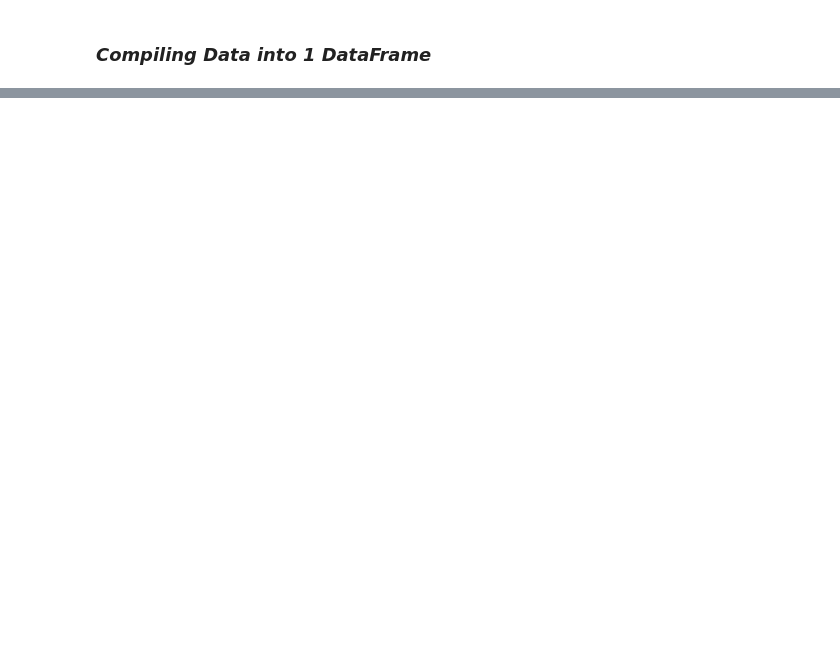
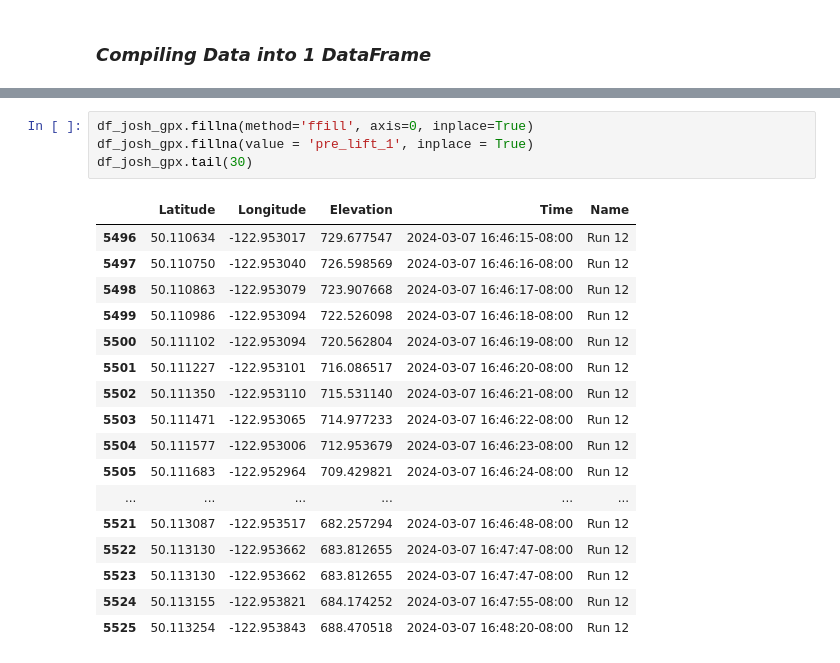
Before and after one commit to joshwinnes11/Project2, a Jupyter notebook: Project2(Josh).ipynb, the cells around one changed output, grey strips where cells are left out. Drawn from its saved outputs; the diff is of its cells as text; blank space fills up the shorter version.

```diff
--- a/Project2(Josh).ipynb
+++ b/Project2(Josh).ipynb
@@ -98,0 +192,22 @@ df_josh_kmz
+# %%
+df_josh_gpx.fillna(method='ffill', axis=0, inplace=True)
+df_josh_gpx.fillna(value = 'pre_lift_1', inplace = True)
+df_josh_gpx.tail(30)
+# %% [output]
+|  | Latitude | Longitude | Elevation | Time | Name |
+| 5496 | 50.110634 | -122.953017 | 729.677547 | 2024-03-07 16:46:15-08:00 | Run 12 |
+| 5497 | 50.110750 | -122.953040 | 726.598569 | 2024-03-07 16:46:16-08:00 | Run 12 |
+| 5498 | 50.110863 | -122.953079 | 723.907668 | 2024-03-07 16:46:17-08:00 | Run 12 |
+| 5499 | 50.110986 | -122.953094 | 722.526098 | 2024-03-07 16:46:18-08:00 | Run 12 |
+| 5500 | 50.111102 | -122.953094 | 720.562804 | 2024-03-07 16:46:19-08:00 | Run 12 |
+| 5501 | 50.111227 | -122.953101 | 716.086517 | 2024-03-07 16:46:20-08:00 | Run 12 |
+| 5502 | 50.111350 | -122.953110 | 715.531140 | 2024-03-07 16:46:21-08:00 | Run 12 |
+| 5503 | 50.111471 | -122.953065 | 714.977233 | 2024-03-07 16:46:22-08:00 | Run 12 |
+| 5504 | 50.111577 | -122.953006 | 712.953679 | 2024-03-07 16:46:23-08:00 | Run 12 |
+| 5505 | 50.111683 | -122.952964 | 709.429821 | 2024-03-07 16:46:24-08:00 | Run 12 |
+| ... | ... | ... | ... | ... | ... |
+| 5521 | 50.113087 | -122.953517 | 682.257294 | 2024-03-07 16:46:48-08:00 | Run 12 |
+| 5522 | 50.113130 | -122.953662 | 683.812655 | 2024-03-07 16:47:47-08:00 | Run 12 |
+| 5523 | 50.113130 | -122.953662 | 683.812655 | 2024-03-07 16:47:47-08:00 | Run 12 |
+| 5524 | 50.113155 | -122.953821 | 684.174252 | 2024-03-07 16:47:55-08:00 | Run 12 |
+| 5525 | 50.113254 | -122.953843 | 688.470518 | 2024-03-07 16:48:20-08:00 | Run 12 |
```
Also changed, not shown: parts of 11 cells of this notebook.
